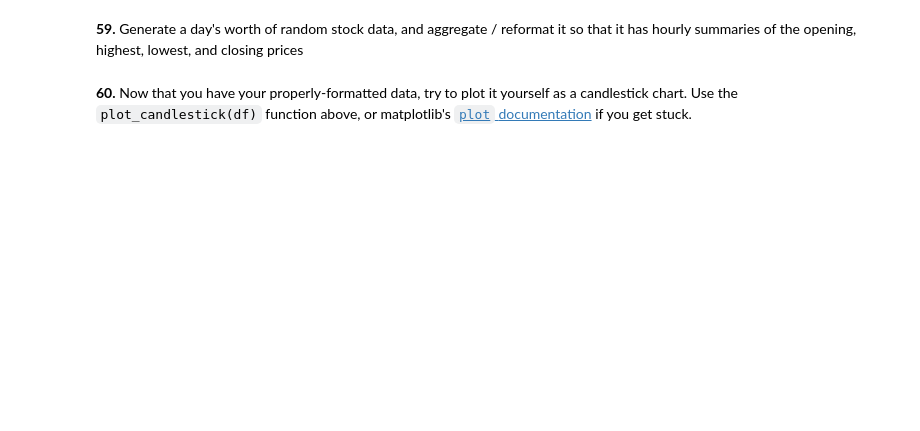
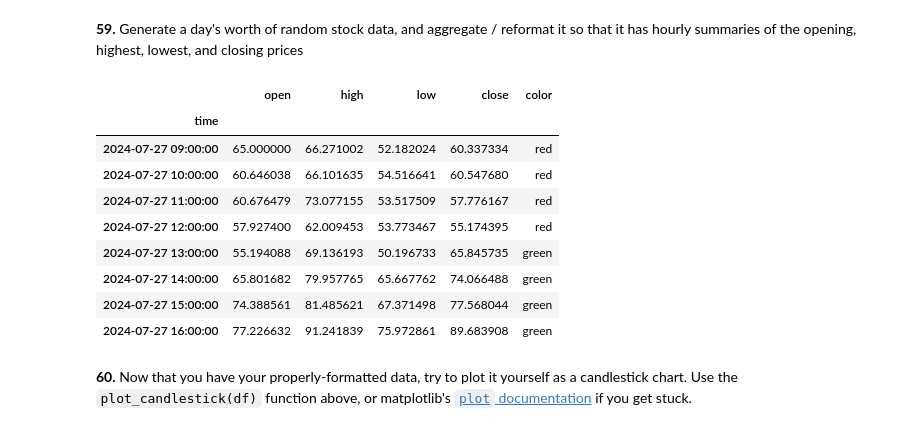
Before and after one commit to markmbarak8/100-pandas-puzzles-solved-, a Jupyter notebook: 100-pandas-puzzles.ipynb, the cells around one changed output. Saved outputs shown, nothing was run; the diff lists cells and outputs as text; code cells hidden in the pictures; blank space fills up the shorter version.

````diff
--- a/100-pandas-puzzles.ipynb
+++ b/100-pandas-puzzles.ipynb
@@ -1335,2 +1366,20 @@ KeyError: 'price'
+# %%
+g2=prices.groupby(prices.index.hour)['price']
+prices_2=pd.DataFrame({'open':g2.first(),'high':g2.max(),'low':g2.min(),'close':g2.last()})
+prices_2.index=prices.index.floor(freq='h').unique()
+prices_2['color']='red'
+prices_2.loc[(prices_2['open']<prices_2['close']),'color']='green'
+prices_2
+# %% [output]
+|  | open | high | low | close | color |
+| time |  |  |  |  |  |
+| 2024-07-27 09:00:00 | 65.000000 | 66.271002 | 52.182024 | 60.337334 | red |
+| 2024-07-27 10:00:00 | 60.646038 | 66.101635 | 54.516641 | 60.547680 | red |
+| 2024-07-27 11:00:00 | 60.676479 | 73.077155 | 53.517509 | 57.776167 | red |
+| 2024-07-27 12:00:00 | 57.927400 | 62.009453 | 53.773467 | 55.174395 | red |
+| 2024-07-27 13:00:00 | 55.194088 | 69.136193 | 50.196733 | 65.845735 | green |
+| 2024-07-27 14:00:00 | 65.801682 | 79.957765 | 65.667762 | 74.066488 | green |
+| 2024-07-27 15:00:00 | 74.388561 | 81.485621 | 67.371498 | 77.568044 | green |
+| 2024-07-27 16:00:00 | 77.226632 | 91.241839 | 75.972861 | 89.683908 | green |
 # %% [markdown]
 **60.** Now that you have your properly-formatted data, try to plot it yourself as a candlestick chart.  Use the ```plot_candlestick(df)``` function above, or matplotlib's [```plot``` documentation](https://matplotlib.org/api/_as_gen/matplotlib.axes.Axes.plot.html) if you get stuck.
````
Also changed, not shown: parts of 8 cells of this notebook.
